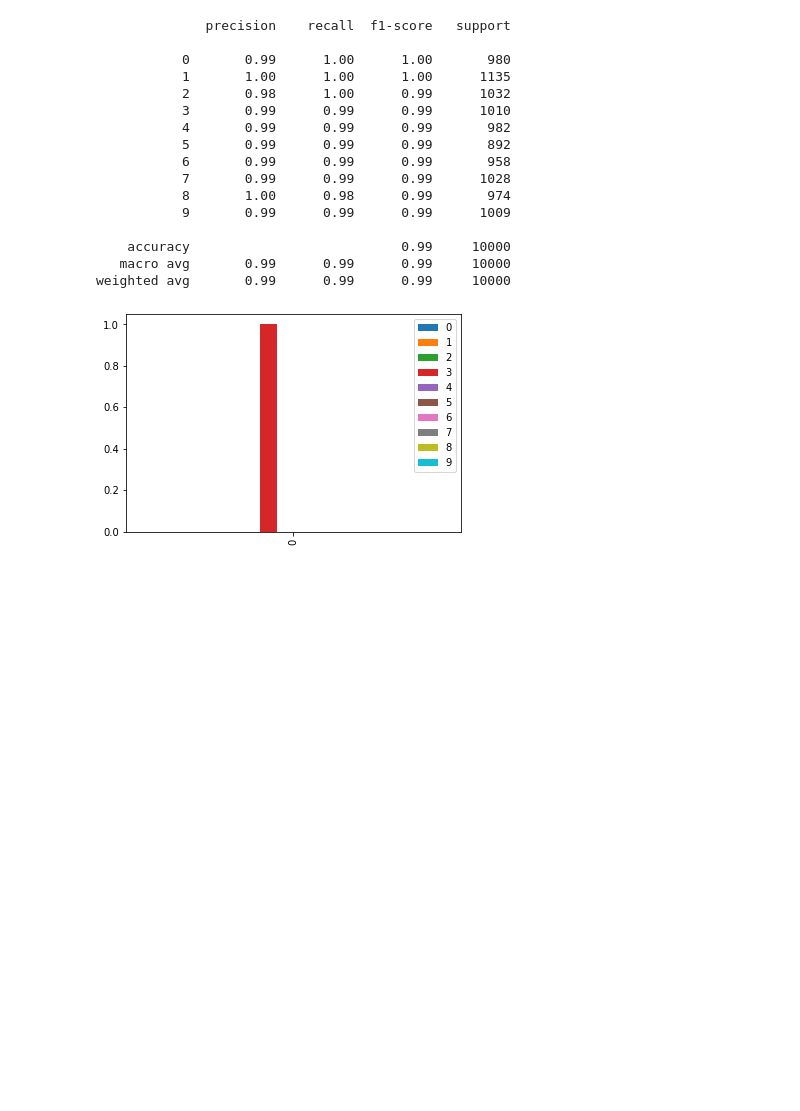
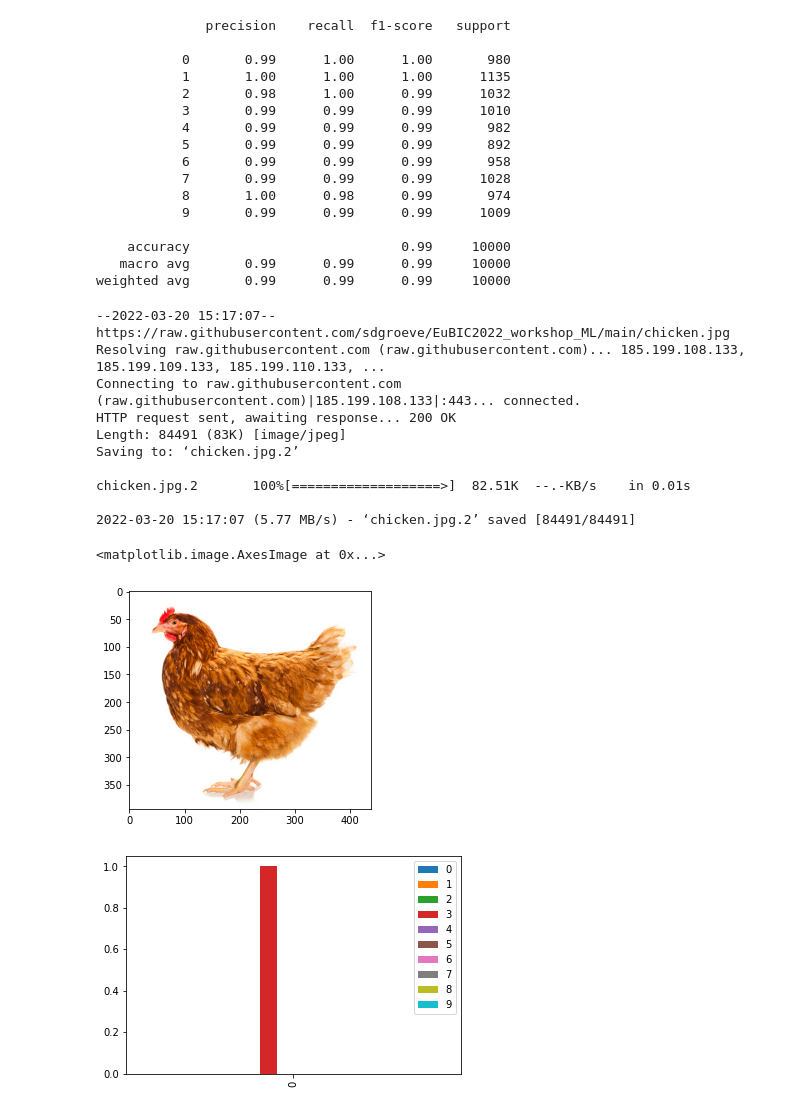
Before and after one commit to sdgroeve/EuBIC2022_workshop_ML, a Jupyter notebook: mnist_digit_deep_learning.ipynb, the cells around one changed output. Cells and saved outputs as stored; diff of their text form; code cells hidden in the pictures; blank space fills up the shorter version.

```diff
--- a/mnist_digit_deep_learning.ipynb
+++ b/mnist_digit_deep_learning.ipynb
@@ -174,4 +174,24 @@ print(classification_report(y_test_classes, predicted_classes))
     accuracy                           0.99     10000
    macro avg       0.99      0.99      0.99     10000
 weighted avg       0.99      0.99      0.99     10000
+# %%
+from keras.preprocessing import image
+
+!wget https://raw.githubusercontent.com/sdgroeve/EuBIC2022_workshop_ML/main/chicken.jpg
+
+img = image.load_img('chicken.jpg')
+plt.imshow(img)
+# %% [output]
+--2022-03-20 15:17:07--  https://raw.githubusercontent.com/sdgroeve/EuBIC2022_workshop_ML/main/chicken.jpg
+Resolving raw.githubusercontent.com (raw.githubusercontent.com)... 185.199.108.133, 185.199.109.133, 185.199.110.133, ...
+Connecting to raw.githubusercontent.com (raw.githubusercontent.com)|185.199.108.133|:443... connected.
+HTTP request sent, awaiting response... 200 OK
+Length: 84491 (83K) [image/jpeg]
+Saving to: ‘chicken.jpg.2’
+
+chicken.jpg.2       100%[===================>]  82.51K  --.-KB/s    in 0.01s
+
+2022-03-20 15:17:07 (5.77 MB/s) - ‘chicken.jpg.2’ saved [84491/84491]
+<matplotlib.image.AxesImage at 0x...>
+[figure, added]
 # %%
```
Also changed, not shown: parts of 1 cell of this notebook.
